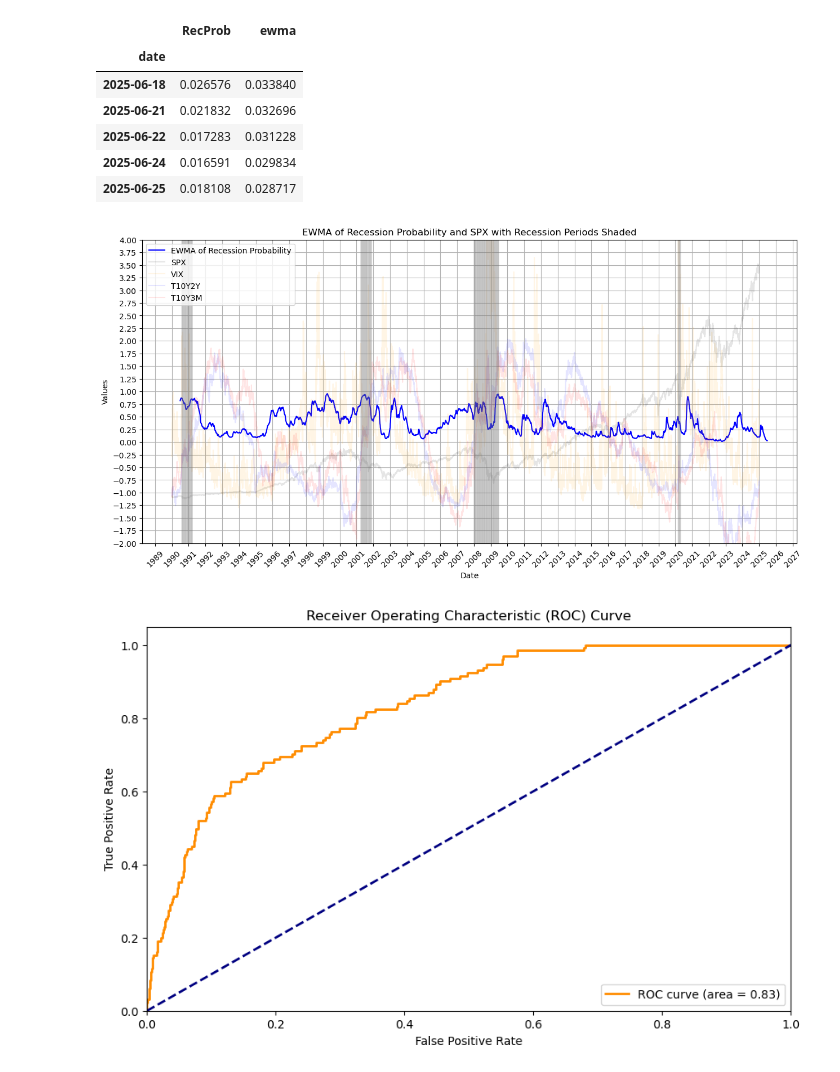
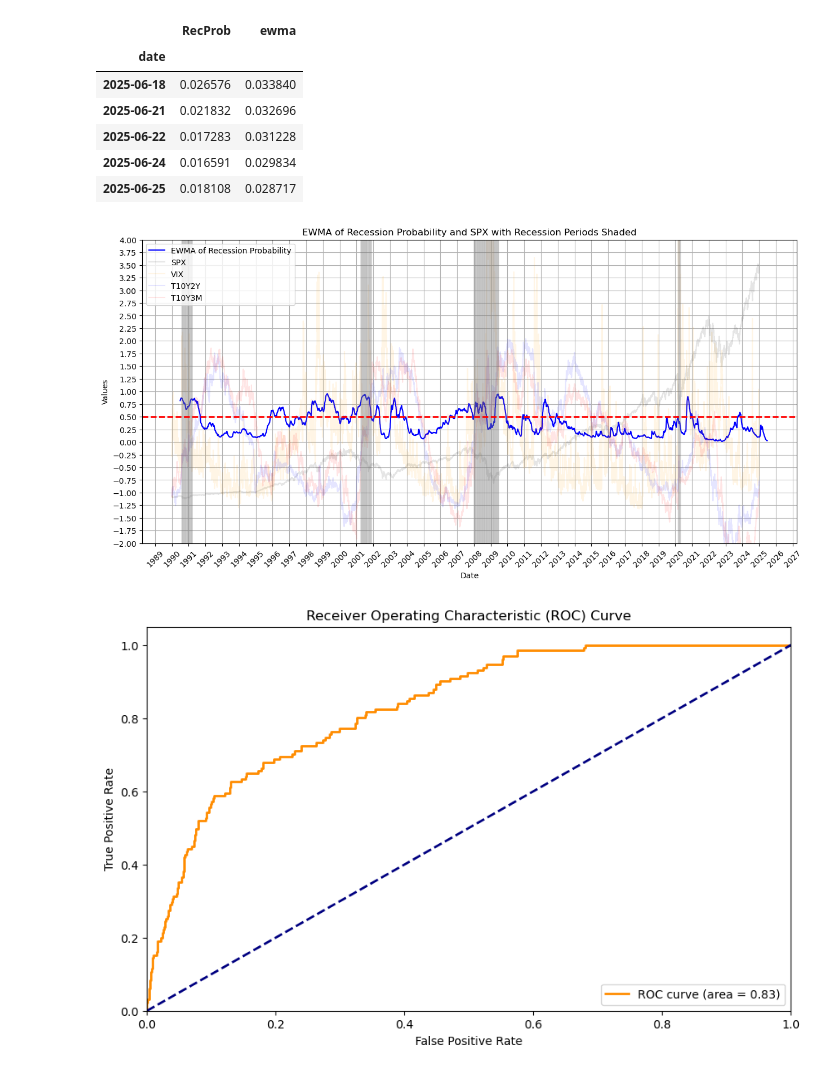
Before and after one commit to zen0fall/RecessionProbabilityCalculator, a Jupyter notebook: RecessionProbCalcAuto.ipynb, the cells around one changed output. Saved outputs shown, nothing was run; the diff lists cells and outputs as text; code cells hidden in the pictures.

Commit message:
modified graph

```diff
--- a/RecessionProbCalcAuto.ipynb
+++ b/RecessionProbCalcAuto.ipynb
@@ -347,7 +347,6 @@ probDf.tail()
 | 2025-06-24 | 0.016591 | 0.029834 |
 | 2025-06-25 | 0.018108 | 0.028717 |
 # %%
-
 # Set the figure size
 plt.figure(figsize=(15, 7))
 
@@ -362,34 +361,37 @@ sns.lineplot(data=X_scaled_df, x=X_scaled_df.index, y='T10Y3M', label='T10Y3M',
 
 # Shade the areas where USREC is 1 with lower alpha for transparency
 recession_periods = df_scaled[df_scaled['USREC'] == 1].index
 for period in recession_periods:
     plt.axvline(x=period, color='gray', alpha=0.03)  # Adjust alpha for transparency
+
+# Add a bold horizontal line at y=0.5
+plt.axhline(y=0.5, color='red', linestyle='--', linewidth=2)
 
 # Set the labels and title
 plt.xlabel('Date')
 plt.ylabel('Values')
 plt.title('EWMA of Recession Probability and SPX with Recession Periods Shaded')
 plt.legend()
 
 # Set x-axis major locator to year and formatter to show year
 plt.gca().xaxis.set_major_locator(mdates.YearLocator())
 plt.gca().xaxis.set_major_formatter(mdates.DateFormatter('%Y'))
 
 # Rotate x-axis labels for better readability
 plt.xticks(rotation=45)
 
 # Set y-axis limits to make the scale look wider
 plt.ylim(-2, 4)
 
 # Set y-axis ticks to be at intervals of 0.25
 plt.yticks(np.arange(-2, 4.25, 0.25))
 
 # Draw gridlines
 plt.grid(True)
 
 plt.show()
 # %% [output]
-[figure, old version]
+[figure, new version]
 # %%
 
 
```
Also changed, not shown: parts of 1 cell of this notebook.
